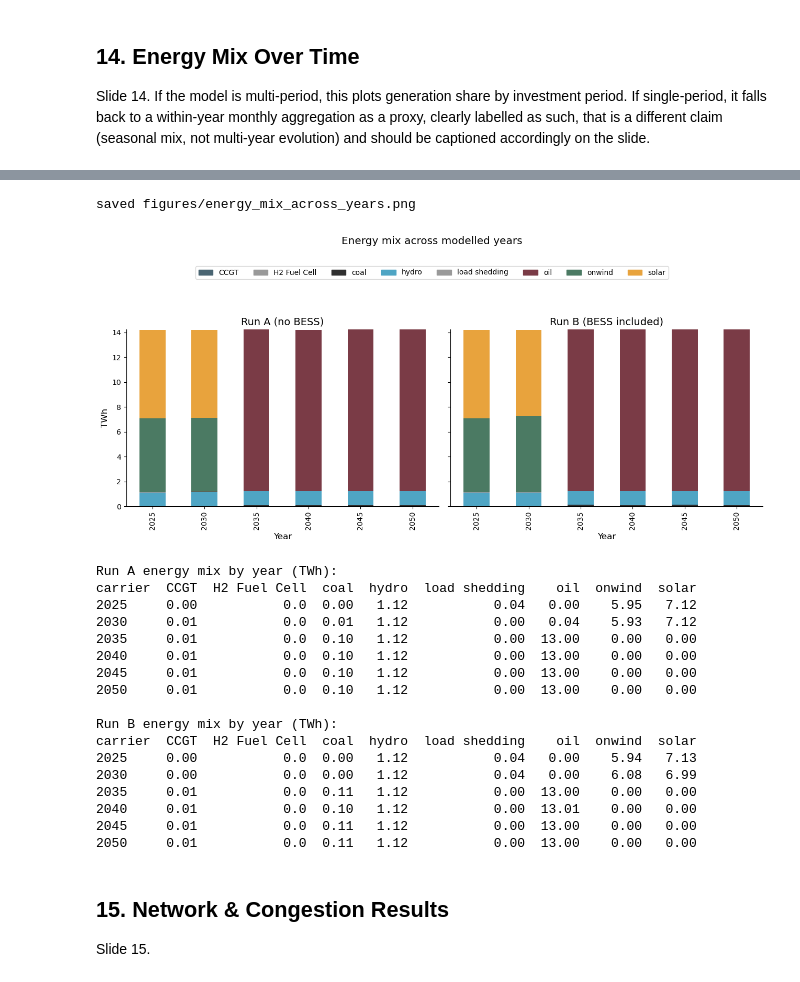
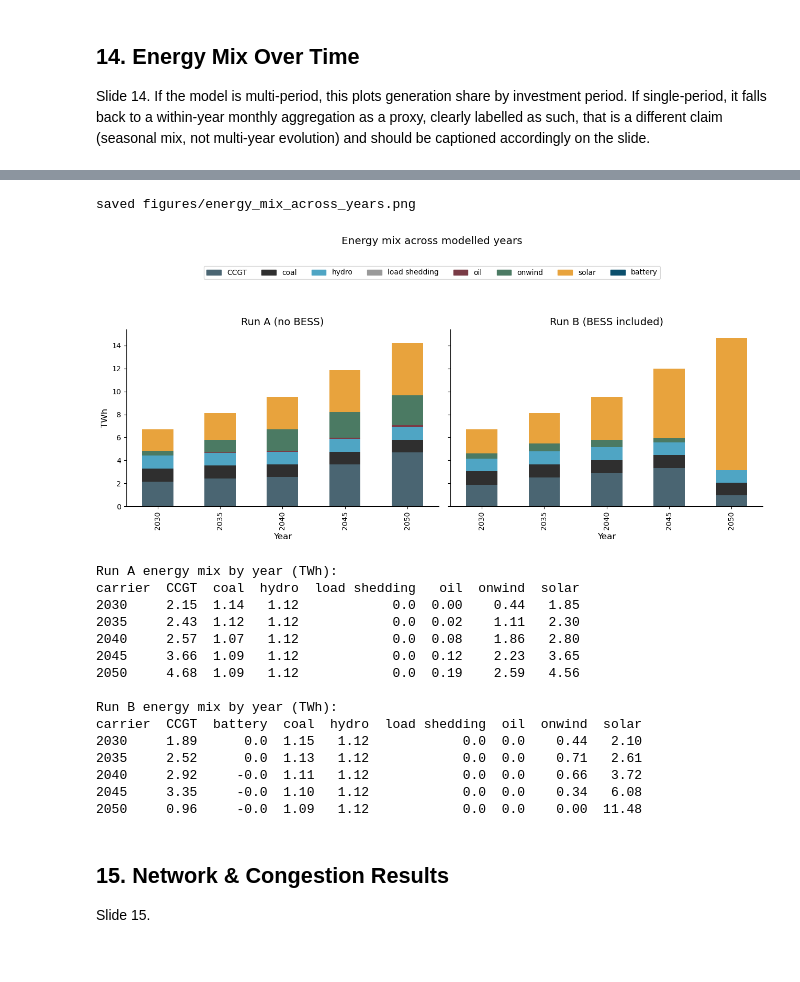
Before and after one commit to HoremanW/pypsa-earth, a Jupyter notebook: BESS_Supervisor_Deck_Analysis.ipynb, the cells around one changed output, grey strips where cells are left out. Saved outputs shown, nothing was run; the diff lists cells and outputs as text; code cells hidden in the pictures.

```diff
--- a/BESS_Supervisor_Deck_Analysis.ipynb
+++ b/BESS_Supervisor_Deck_Analysis.ipynb
@@ -745,0 +975,25 @@ solar capacity change (Run B minus Run A): -0.0 MW
+# %%
+fig, axes = plt.subplots(1, 3, figsize=(13, 3.5))
+
+axes[0].hist(active_bess_sites.total_power_MW, bins=10, color=PALETTE["blue_teal"])
+axes[0].set_title("Power rating by site")
+axes[0].set_xlabel("MW")
+axes[0].set_ylabel("Number of sites")
+
+axes[1].hist(active_bess_sites.total_energy_MWh, bins=10, color=PALETTE["amber"])
+axes[1].set_title("Energy capacity by site")
+axes[1].set_xlabel("MWh")
+
+su_batt = n_b.storage_units[n_b.storage_units.carrier == BESS_CARRIER]
+config_duration = su_batt.max_hours.iloc[0] if len(su_batt) else None
+axes[2].hist(active_bess_sites.duration_h.dropna(), bins=10, color=PALETTE["slate"])
+if config_duration is not None:
+    axes[2].axvline(config_duration, color=PALETTE["burgundy"], linestyle="--",
+                     label=f"existing-fleet max_hours ({config_duration:.0f} h)")
+    axes[2].legend(fontsize=8)
+axes[2].set_title("Implied duration by site")
+axes[2].set_xlabel("hours")
+
+fig.suptitle(f"BESS specification distributions across sited nodes ({RUN_YEAR})", y=1.03)
+savefig(fig, "bess_spec_distributions")
+plt.show()
@@ -1066,21 +1348,23 @@ included, not just plain Generators.
 # %%
 
-# --- Energy mix across all modelled years (separate postnetwork file per year) ---
+# --- Energy mix across all modelled years (one independent overnight solve per year) ---
 import re
 
-YEARS = [2025, 2030, 2035, 2040, 2045, 2050]
+YEARS = [2030, 2035, 2040, 2045, 2050]
 
-def _year_paths(example_path):
-    '''Given one RUN_*_PATH, return (folder, filename_pattern_with_{year}_placeholder).'''
+def _run_path_for_year(example_path, year):
+    """Given RUN_A_PATH or RUN_B_PATH (results/baseline_{bess_tag}_{year}_overnight/networks/...),
+    swap in a different year, keeping the BESS tag and filename the same."""
     p = Path(example_path)
-    pattern = re.sub(r"_(20[2-6]\d)_", "_{year}_", p.name)
-    return p.parent, pattern
+    idx = p.parts.index("results")
+    run_dir = p.parts[idx + 1]
+    new_run_dir = re.sub(r"_(20[2-9]\d)_", f"_{year}_", run_dir, count=1)
+    return Path(*p.parts[: idx + 1]) / new_run_dir / Path(*p.parts[idx + 2 :])
 
 def load_energy_mix_by_year(example_path, years=YEARS):
-    folder, pattern = _year_paths(example_path)
     mix = {}
     for year in years:
-        path = folder / pattern.format(year=year)
+        path = _run_path_for_year(example_path, year)
         if not path.exists():
             print(f"missing: {path}")
             continue
@@ -1127,22 +1409,20 @@ INFO:pypsa.io:Imported network elec_s_24_ec_lv1.0_1h_336seg_2050_0.071_AB_0expor
 saved figures/energy_mix_across_years.png
-[figure, old version]
+[figure, new version]
 Run A energy mix by year (TWh):
-carrier  CCGT  H2 Fuel Cell  coal  hydro  load shedding    oil  onwind  solar
-2025     0.00           0.0  0.00   1.12           0.04   0.00    5.95   7.12
-2030     0.01           0.0  0.01   1.12           0.00   0.04    5.93   7.12
-2035     0.01           0.0  0.10   1.12           0.00  13.00    0.00   0.00
-2040     0.01           0.0  0.10   1.12           0.00  13.00    0.00   0.00
-2045     0.01           0.0  0.10   1.12           0.00  13.00    0.00   0.00
-2050     0.01           0.0  0.10   1.12           0.00  13.00    0.00   0.00
+carrier  CCGT  coal  hydro  load shedding   oil  onwind  solar
+2030     2.15  1.14   1.12            0.0  0.00    0.44   1.85
+2035     2.43  1.12   1.12            0.0  0.02    1.11   2.30
+2040     2.57  1.07   1.12            0.0  0.08    1.86   2.80
+2045     3.66  1.09   1.12            0.0  0.12    2.23   3.65
+2050     4.68  1.09   1.12            0.0  0.19    2.59   4.56
 
 Run B energy mix by year (TWh):
-carrier  CCGT  H2 Fuel Cell  coal  hydro  load shedding    oil  onwind  solar
-2025     0.00           0.0  0.00   1.12           0.04   0.00    5.94   7.13
-2030     0.00           0.0  0.00   1.12           0.04   0.00    6.08   6.99
-2035     0.01           0.0  0.11   1.12           0.00  13.00    0.00   0.00
-2040     0.01           0.0  0.10   1.12           0.00  13.01    0.00   0.00
-2045     0.01           0.0  0.11   1.12           0.00  13.00    0.00   0.00
-2050     0.01           0.0  0.11   1.12           0.00  13.00    0.00   0.00
+carrier  CCGT  battery  coal  hydro  load shedding  oil  onwind  solar
+2030     1.89      0.0  1.15   1.12            0.0  0.0    0.44   2.10
+2035     2.52      0.0  1.13   1.12            0.0  0.0    0.71   2.61
+2040     2.92     -0.0  1.11   1.12            0.0  0.0    0.66   3.72
+2045     3.35     -0.0  1.10   1.12            0.0  0.0    0.34   6.08
+2050     0.96     -0.0  1.09   1.12            0.0  0.0    0.00  11.48
 # %% [markdown]
 ## 15. Network & Congestion Results
 
```
Also changed, not shown: parts of 34 cells of this notebook, 6 other files.
